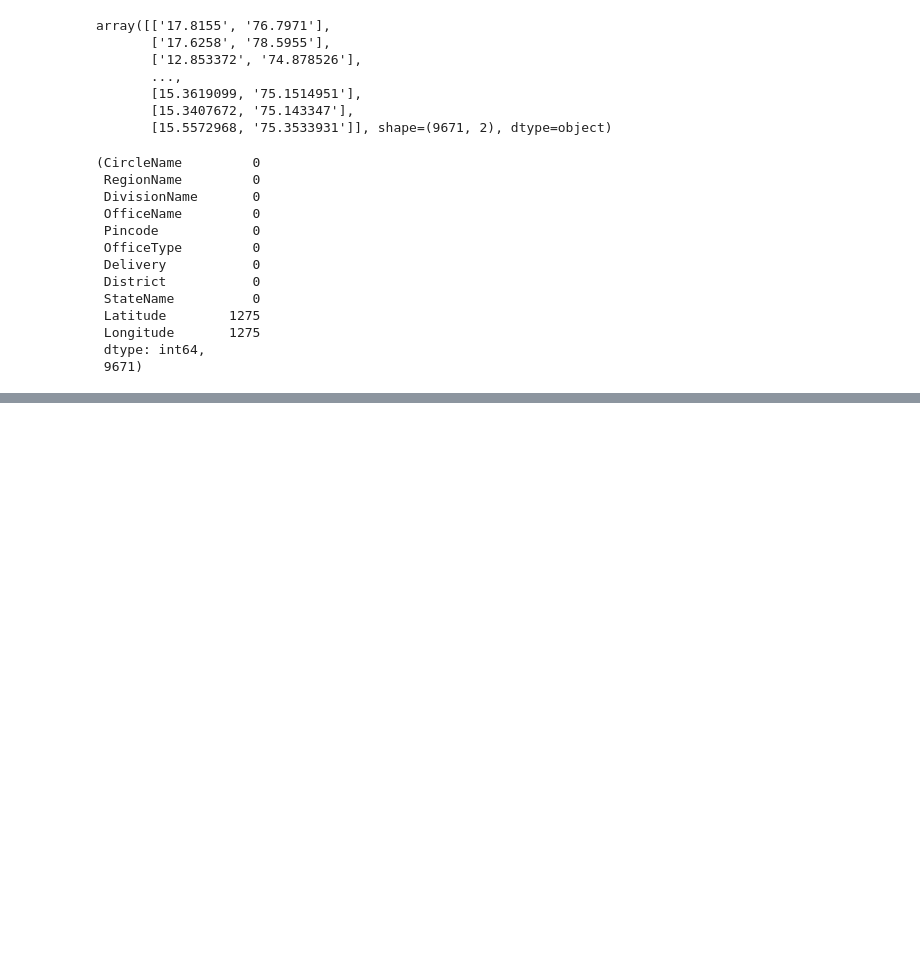
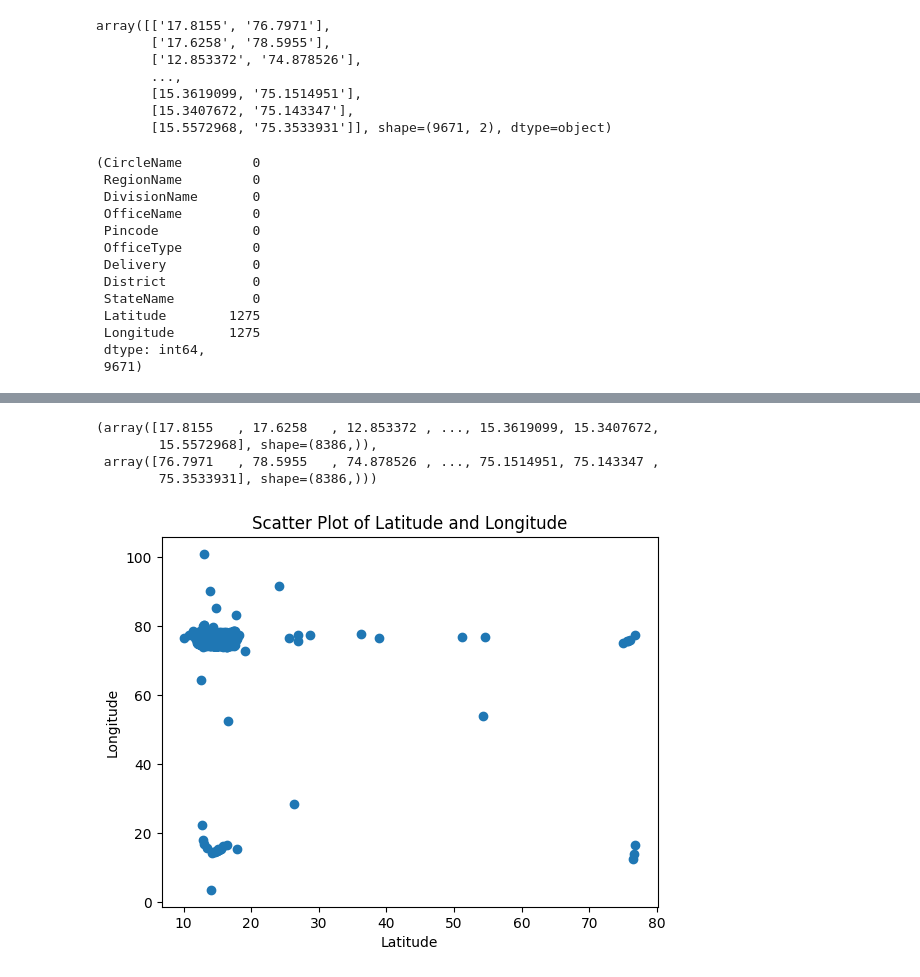
Before and after one commit to Aneeshshastri/Epoch_Spring_Camp, a Jupyter notebook: KMeansTask/KMeansClustering.ipynb, the cells around one changed output, grey strips where cells are left out. Saved outputs shown, nothing was run; the diff lists cells and outputs as text; code cells hidden in the pictures; blank space fills up the shorter version.

```diff
--- a/KMeansTask/KMeansClustering.ipynb
+++ b/KMeansTask/KMeansClustering.ipynb
@@ -73,5 +73,8 @@ data.isnull().sum(),len(data)
  9671)
 # %%
 data_clean=data.dropna()
-display(data_clean.isnull().sum(),len(data_clean))
+X=data_clean[["Latitude"]]
+Y=data_clean[["Longitude"]]
+display(X)
+display(Y)
 # %% [output]
@@ -90,0 +107,12 @@ dtype: int64
+# %%
+display(X[X["Latitude"].str.contains(r'-|\+', na=False)])
+display(Y[Y["Longitude"].str.contains(r'-|\+', na=False)])
+""" Drop the rows with invalid Latitude and Longitude values """
+X = X[~X["Latitude"].str.contains(r'-|\+', na=False) & ~Y["Longitude"].str.contains(r'-|\+', na=False)]
+Y = Y[~Y["Longitude"].str.contains(r'-|\+', na=False) & ~X["Latitude"].str.contains(r'-|\+', na=False) ]
+# The - at the end might mean that the value is negative, but it is safer to drop it as it is not a valid number.
+X=X.astype(float)
+Y=Y.astype(float)
+
+X=X[(X['Latitude']<90) & (X['Latitude']>-90)]
+Y=Y[(Y['Longitude']<180) & (Y['Longitude']>-180)]
@@ -90,0 +131,19 @@ dtype: int64
+# %%
+x=np.array(X.values.T[0],dtype=np.float64)
+y=np.array(Y.values.T[0],dtype=np.float64)
+
+x,y
+# %% [output]
+(array([17.8155   , 17.6258   , 12.853372 , ..., 15.3619099, 15.3407672,
+        15.5572968], shape=(8386,)),
+ array([76.7971   , 78.5955   , 74.878526 , ..., 75.1514951, 75.143347 ,
+        75.3533931], shape=(8386,)))
+# %%
+
+plt.scatter(x,y)
+plt.xlabel("Latitude")
+plt.ylabel("Longitude")
+plt.title("Scatter Plot of Latitude and Longitude")
+plt.show()
+# %% [output]
+[figure, added]
```
Also changed, not shown: parts of 5 cells of this notebook.
